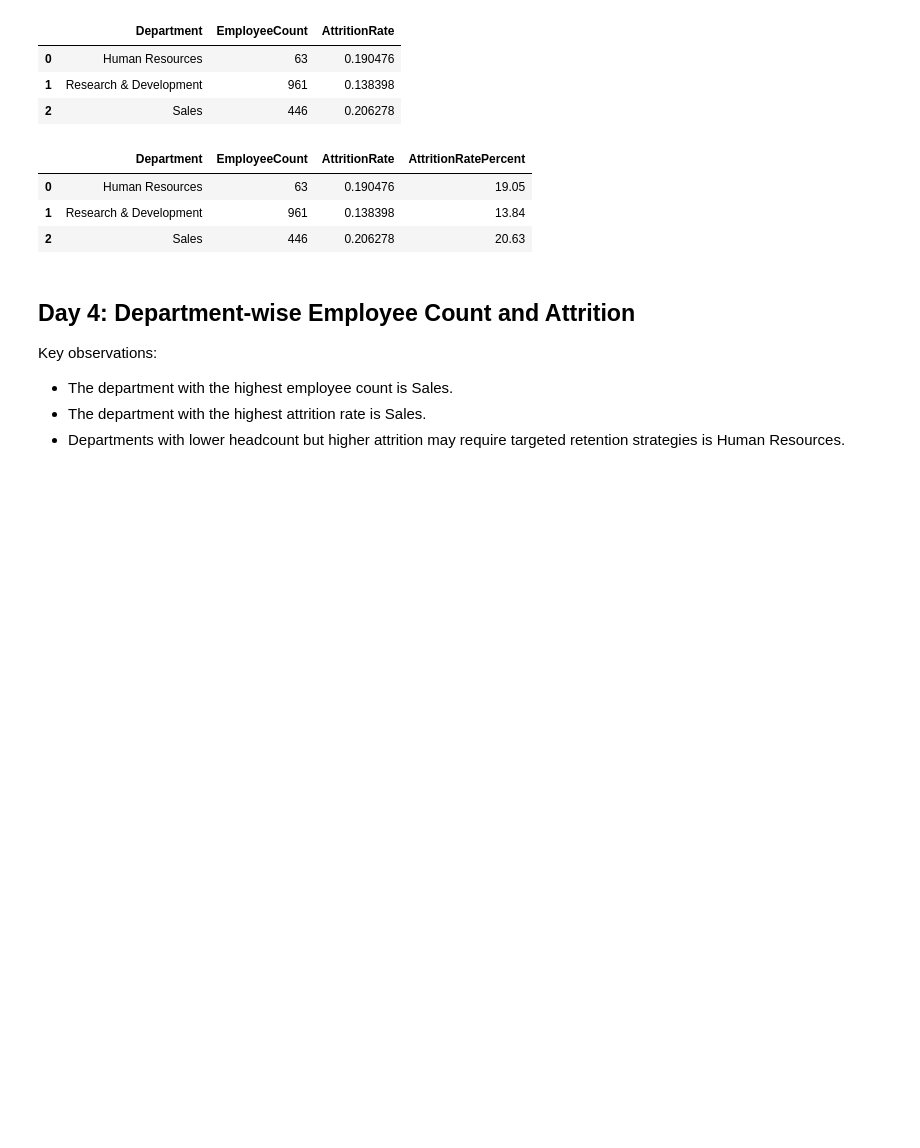
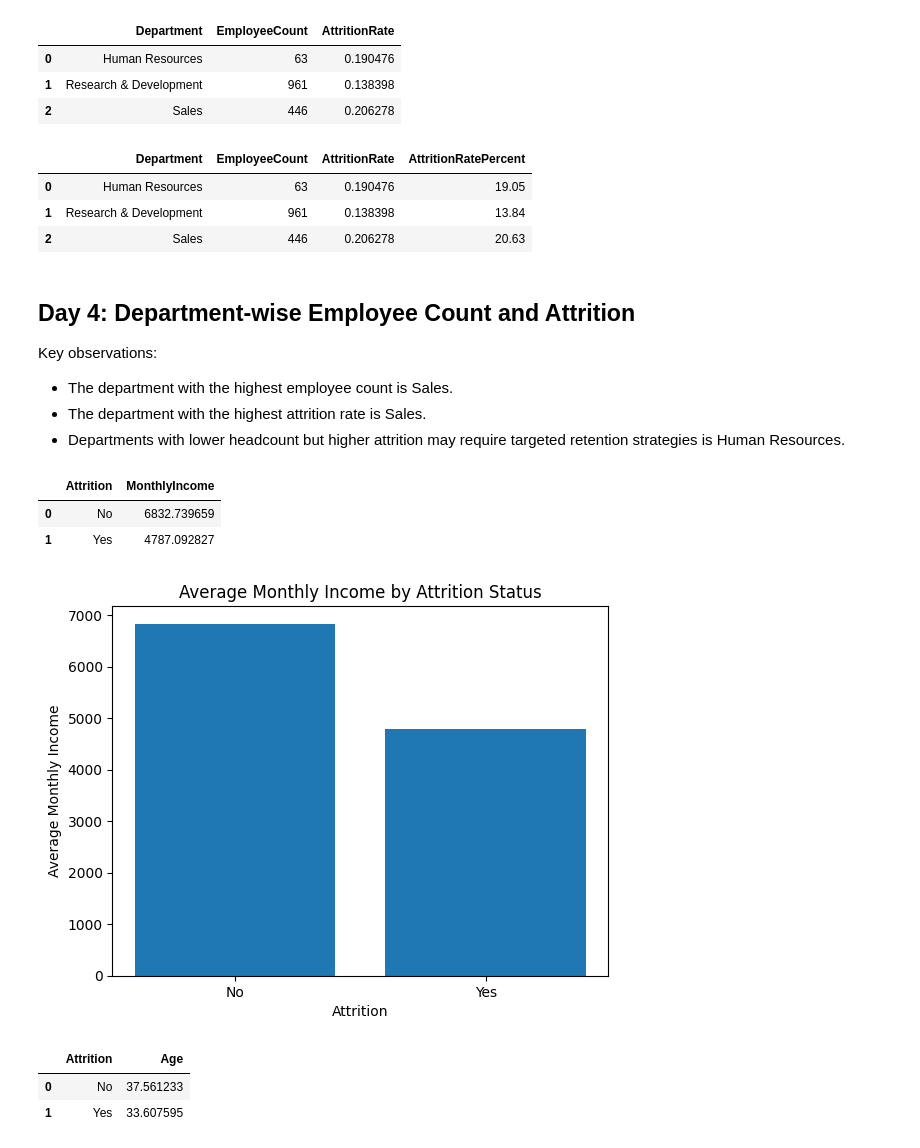
Before and after one commit to NikhilAgnihotri-9/hr-analytics-attrition-python, a Jupyter notebook: hr_attrition_analysis.ipynb, the cells around one changed output. Drawn from its saved outputs; the diff is of its cells as text; code cells hidden in the pictures; blank space fills up the shorter version.

Commit message:
Analyze attrition relationship with salary, age, and tenure

```diff
--- a/hr_attrition_analysis.ipynb
+++ b/hr_attrition_analysis.ipynb
@@ -204,3 +206,39 @@ Key observations:
 - The department with the highest employee count is Sales.
 - The department with the highest attrition rate is Sales.
 - Departments with lower headcount but higher attrition may require targeted retention strategies is Human Resources.
+# %%
+salary_attrition = (
+    df_clean
+    .groupby("Attrition")["MonthlyIncome"]
+    .mean()
+    .reset_index()
+)
+salary_attrition
+# %% [output]
+|  | Attrition | MonthlyIncome |
+| 0 | No | 6832.739659 |
+| 1 | Yes | 4787.092827 |
+# %%
+plt.Figure()
+plt.bar(
+    salary_attrition["Attrition"],
+    salary_attrition["MonthlyIncome"]
+)
+plt.title("Average Monthly Income by Attrition Status")
+plt.xlabel("Attrition")
+plt.ylabel("Average Monthly Income")
+plt.show()
+# %% [output]
+[figure, added]
+# %%
+age_attrition = (
+    df_clean
+    .groupby("Attrition")["Age"]
+    .mean()
+    .reset_index()
+)
+age_attrition
+# %% [output]
+|  | Attrition | Age |
+| 0 | No | 37.561233 |
+| 1 | Yes | 33.607595 |
```
Also changed, not shown: parts of 5 cells of this notebook.
